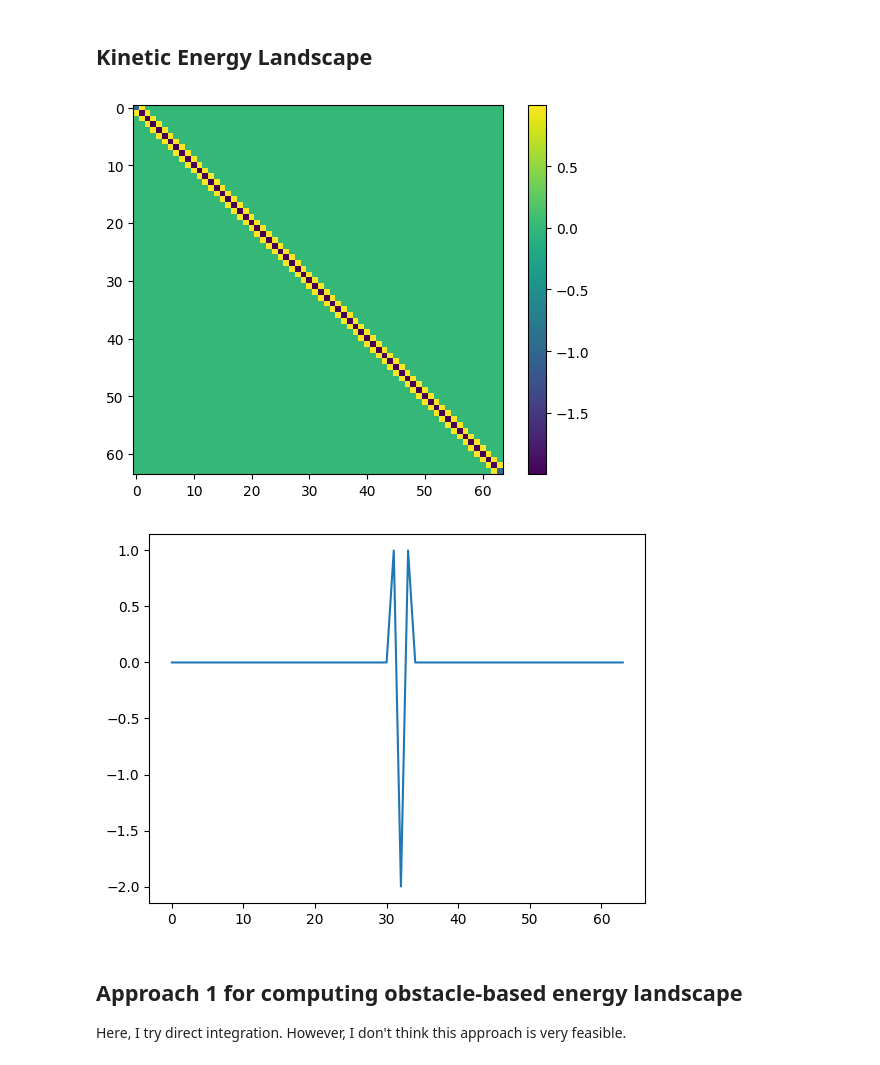
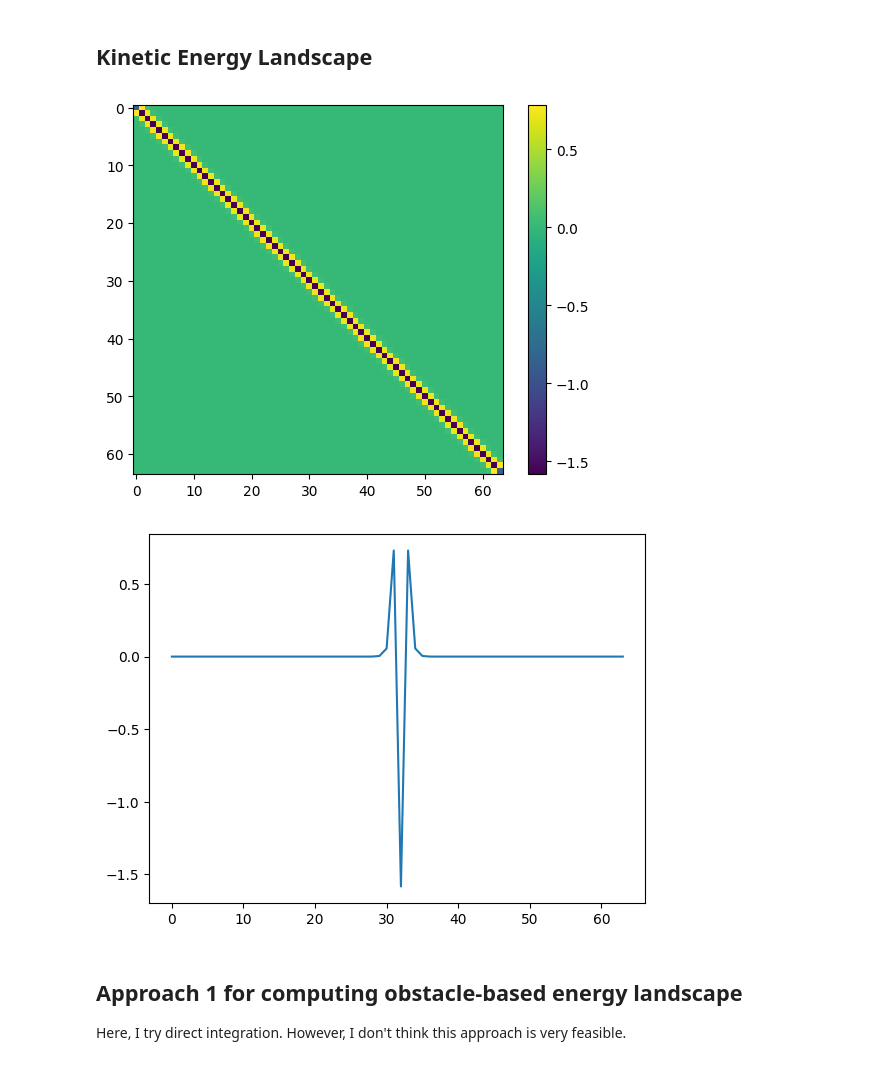
Before and after one commit to myfatemi04/constraint-guidance, a Jupyter notebook: notebooks/kernels.ipynb, the cells around one changed output. Drawn from its saved outputs; the diff is of its cells as text; code cells hidden in the pictures.

```diff
--- a/notebooks/kernels.ipynb
+++ b/notebooks/kernels.ipynb
@@ -21,24 +21,24 @@ The autoreload extension is already loaded. To reload it, use:
 # %%
 import numpy as np
 import matplotlib.pyplot as plt
 
 N = 64
 velocity_kernel = np.zeros((N - 1, N))
 velocity_kernel[:, 1:] = np.eye(N - 1)
 velocity_kernel -= np.eye(N - 1, N)
 K = velocity_kernel.T @ velocity_kernel
-sigma_B = 0.01
+sigma_B = 0.3
 
 score_kernel = -np.linalg.inv(K + np.eye(N) / (sigma_B**2)) @ K / (sigma_B**2)
 plt.imshow(score_kernel)
 plt.colorbar()
 plt.show()
 
 plt.plot(score_kernel[N // 2])
 plt.show()
 # %% [output]
-[figure, old version]
+[figure, new version]
-[figure, old version]
+[figure, new version]
 # %%
 import time
 from ael.agent_obstacle_score import (
```
Also changed, not shown: parts of 4 cells of this notebook, 3 other files.
